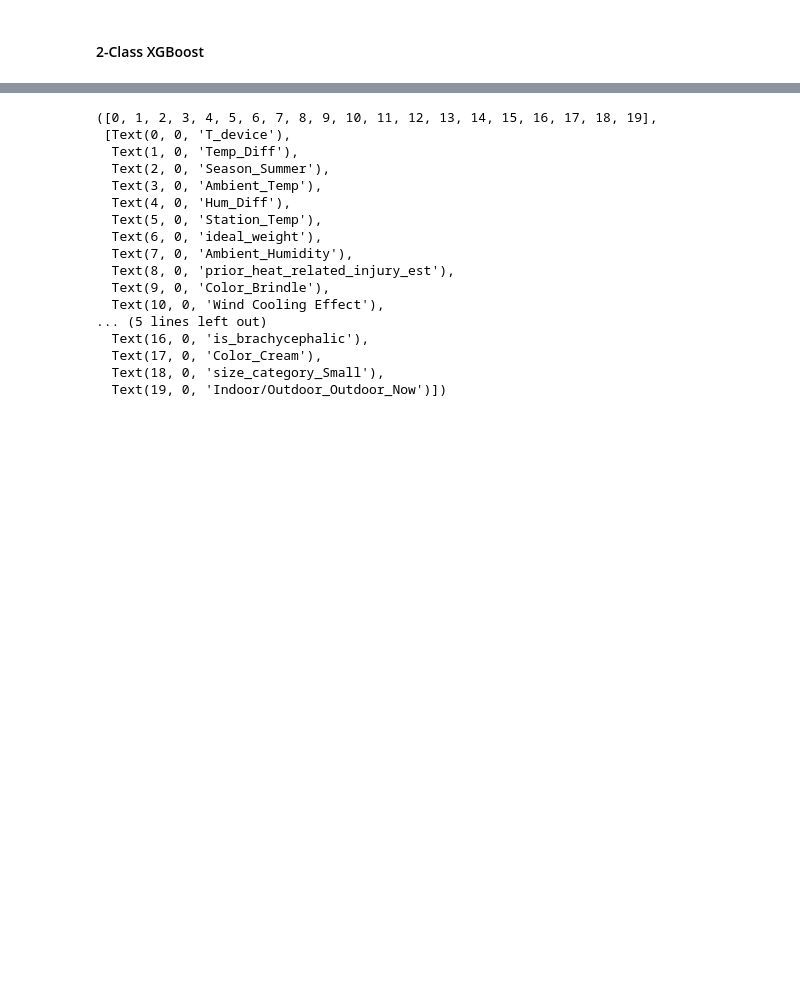
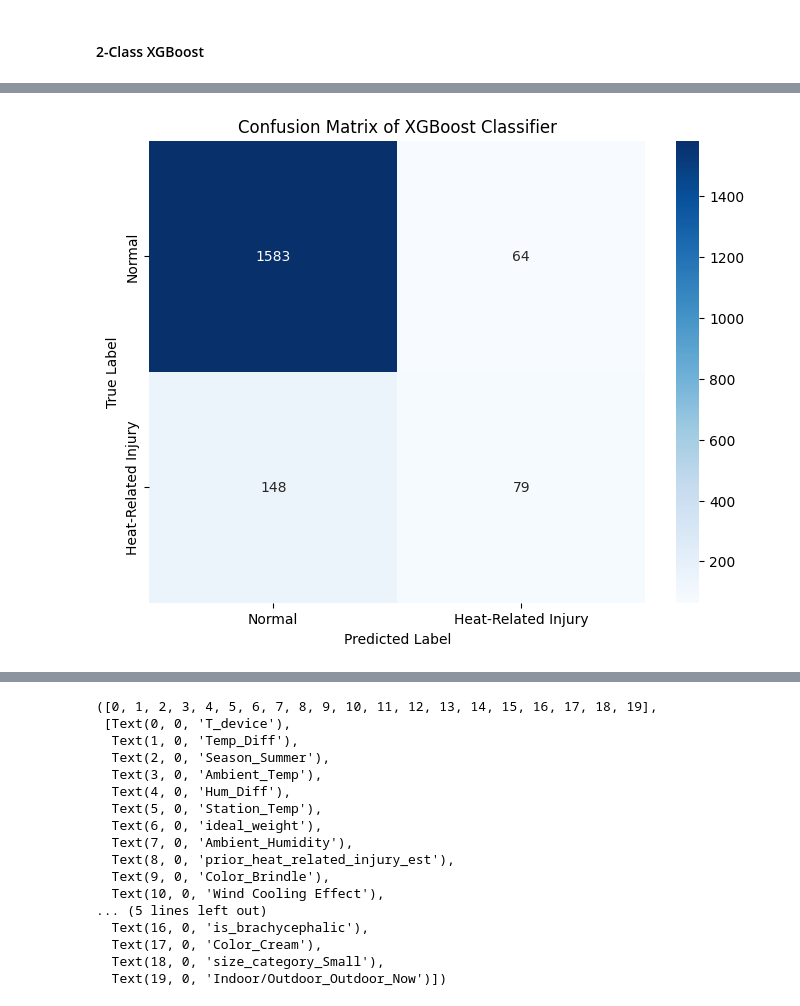
Before and after one commit to thespcrewroy/CoolDawgs_PersonalizationGrp, a Jupyter notebook: MLScript.ipynb, the cells around one changed output, grey strips where cells are left out. Cells and saved outputs as stored; diff of their text form; code cells hidden in the pictures; blank space fills up the shorter version.

```diff
--- a/MLScript.ipynb
+++ b/MLScript.ipynb
@@ -756,0 +784,7 @@ X_val_scaled_df = pd.DataFrame(X_val_scaled, columns=X_val.columns)
+# %%
+# baseline model
+base_model = XGBClassifier(random_state=42)
+base_model.fit(X_train_scaled, y2_train_res)
+y2_pred = base_model.predict(X_val_scaled)
+
+print(classification_report(y_val_2class, y2_pred))
@@ -798,0 +857,14 @@ KeyboardInterrupt:
+# %%
+# before grid search
+import matplotlib.pyplot as plt
+cm = confusion_matrix(y_val_2class, y2_pred)
+plt.figure(figsize=(8, 6)) # Adjust figure size as needed
+sns.heatmap(cm, annot=True, fmt='d', cmap='Blues',
+                xticklabels=['Normal', 'Heat-Related Injury'], # Replace with your class labels
+                yticklabels=['Normal', 'Heat-Related Injury']) # Replace with your class labels
+plt.xlabel('Predicted Label')
+plt.ylabel('True Label')
+plt.title('Confusion Matrix of XGBoost Classifier')
+plt.show()
+# %% [output]
+[figure, added]
```
Also changed, not shown: parts of 19 cells of this notebook, 1 other file.
